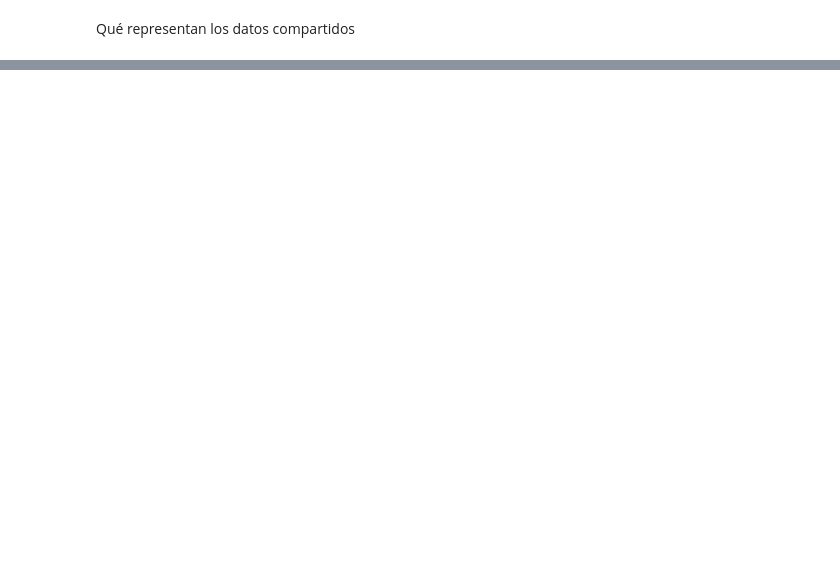
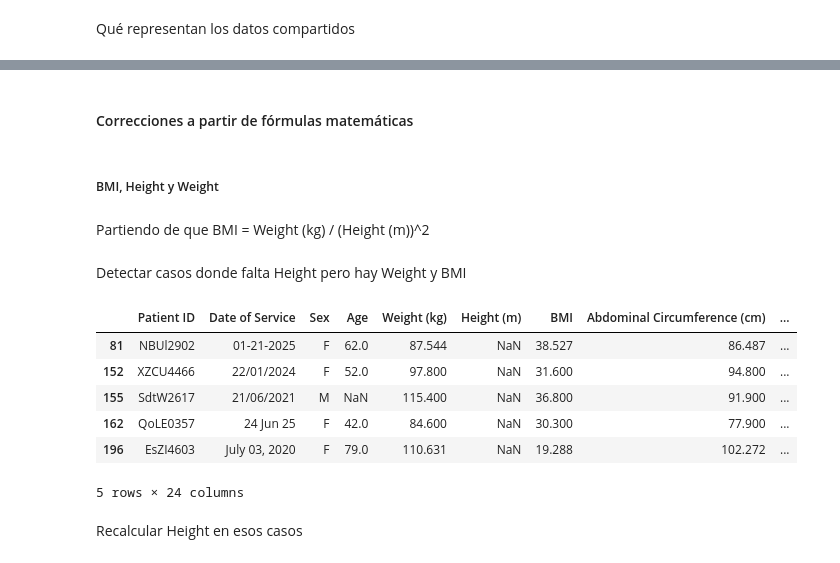
Before and after one commit to SantiSeade/Practica1_AprendizajeDeMaquina, a Jupyter notebook: Laboratorios/L1 Regresion Lineal/LAB1.ipynb, the cells around one changed output, grey strips where cells are left out. Drawn from its saved outputs; the diff is of its cells as text; code cells hidden in the pictures; blank space fills up the shorter version.

```diff
--- a/Laboratorios/L1 Regresion Lineal/LAB1.ipynb
+++ b/Laboratorios/L1 Regresion Lineal/LAB1.ipynb
@@ -51,0 +177,26 @@ datos.head()
+# %% [markdown]
+#### Correcciones a partir de fórmulas matemáticas
+# %% [markdown]
+##### BMI, Height y Weight
+# %% [markdown]
+Partiendo de que BMI = Weight (kg) / (Height (m))^2
+# %% [markdown]
+Detectar casos donde falta Height pero hay Weight y BMI
+# %%
+condicion = (
+    datos["Height (m)"].isna() &
+    datos["Weight (kg)"].notna() &
+    datos["BMI"].notna()
+)
+
+datos[condicion].head()
+# %% [output]
+|  | Patient ID | Date of Service | Sex | Age | Weight (kg) | Height (m) | BMI | Abdominal Circumference (cm) | ... |
+| 81 | NBUl2902 | 01-21-2025 | F | 62.0 | 87.544 | NaN | 38.527 | 86.487 | ... |
+| 152 | XZCU4466 | 22/01/2024 | F | 52.0 | 97.800 | NaN | 31.600 | 94.800 | ... |
+| 155 | SdtW2617 | 21/06/2021 | M | NaN | 115.400 | NaN | 36.800 | 91.900 | ... |
+| 162 | QoLE0357 | 24 Jun 25 | F | 42.0 | 84.600 | NaN | 30.300 | 77.900 | ... |
+| 196 | EsZI4603 | July 03, 2020 | F | 79.0 | 110.631 | NaN | 19.288 | 102.272 | ... |
+5 rows × 24 columns
+# %% [markdown]
+Recalcular Height en esos casos
```
Also changed, not shown: parts of 107 cells of this notebook, 2 other files.
